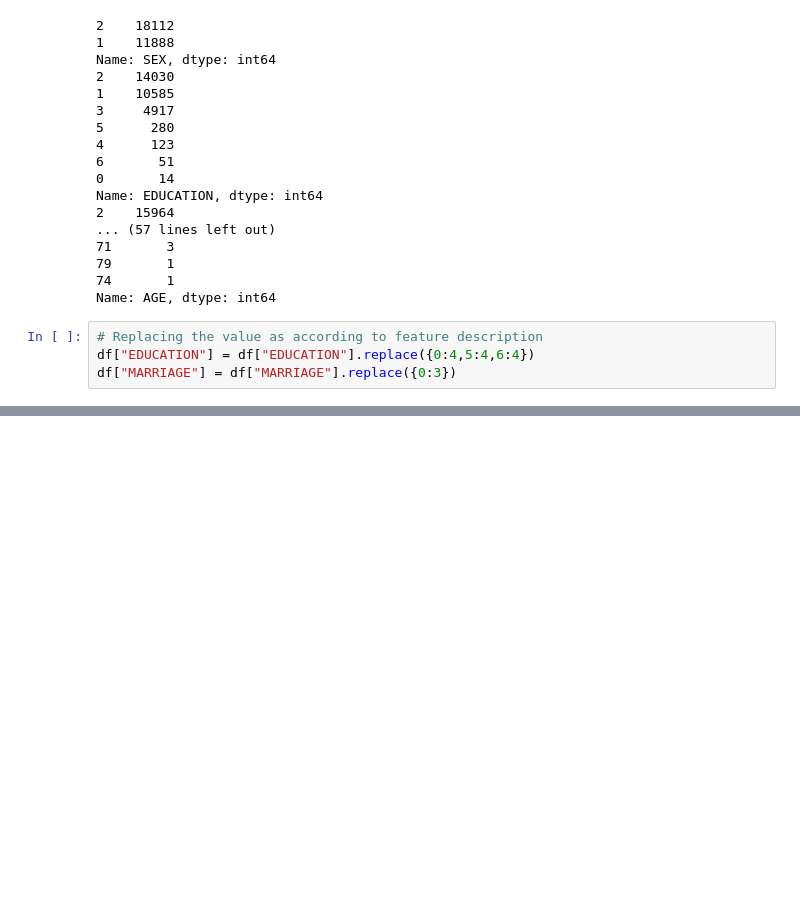
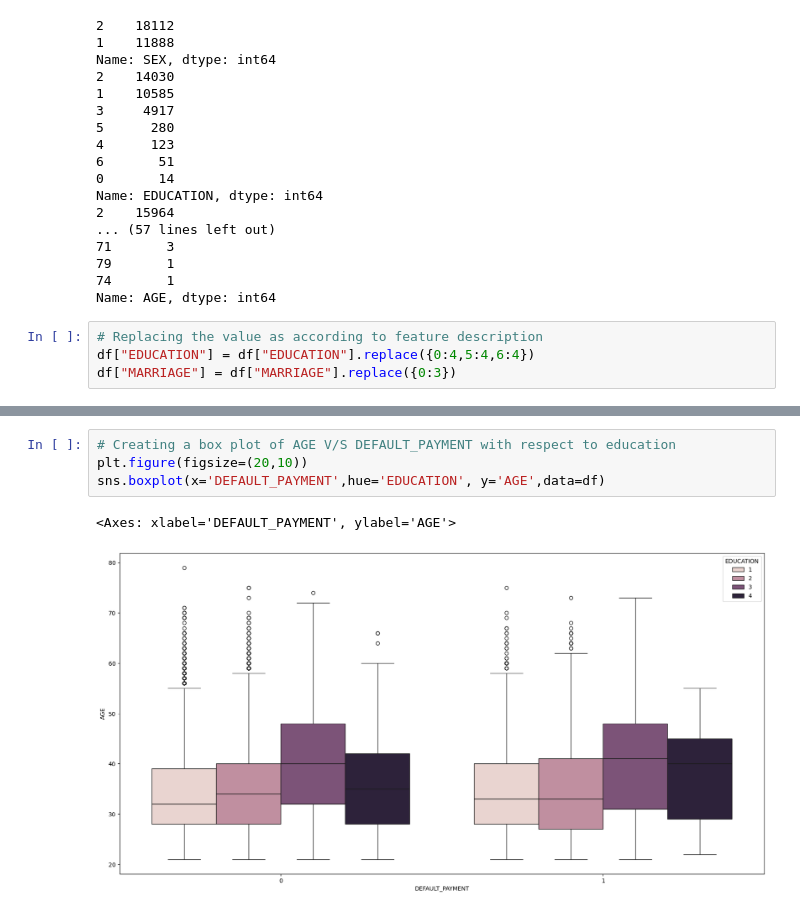
Before and after one commit to niteshavagabond/Credit-Card-Default-Prediction, a Jupyter notebook: Credit_Card_Default_Prediction.ipynb, the cells around one changed output, grey strips where cells are left out. Cells and saved outputs as stored; diff of their text form; blank space fills up the shorter version.

```diff
--- a/Credit_Card_Default_Prediction.ipynb
+++ b/Credit_Card_Default_Prediction.ipynb
@@ -218,0 +236,7 @@ for col in independent_variable:
+# %%
+# Creating a box plot of AGE V/S DEFAULT_PAYMENT with respect to education
+plt.figure(figsize=(20,10))
+sns.boxplot(x='DEFAULT_PAYMENT',hue='EDUCATION', y='AGE',data=df)
+# %% [output]
+<Axes: xlabel='DEFAULT_PAYMENT', ylabel='AGE'>
+[figure, added]
```
Also changed, not shown: parts of 118 cells of this notebook.
